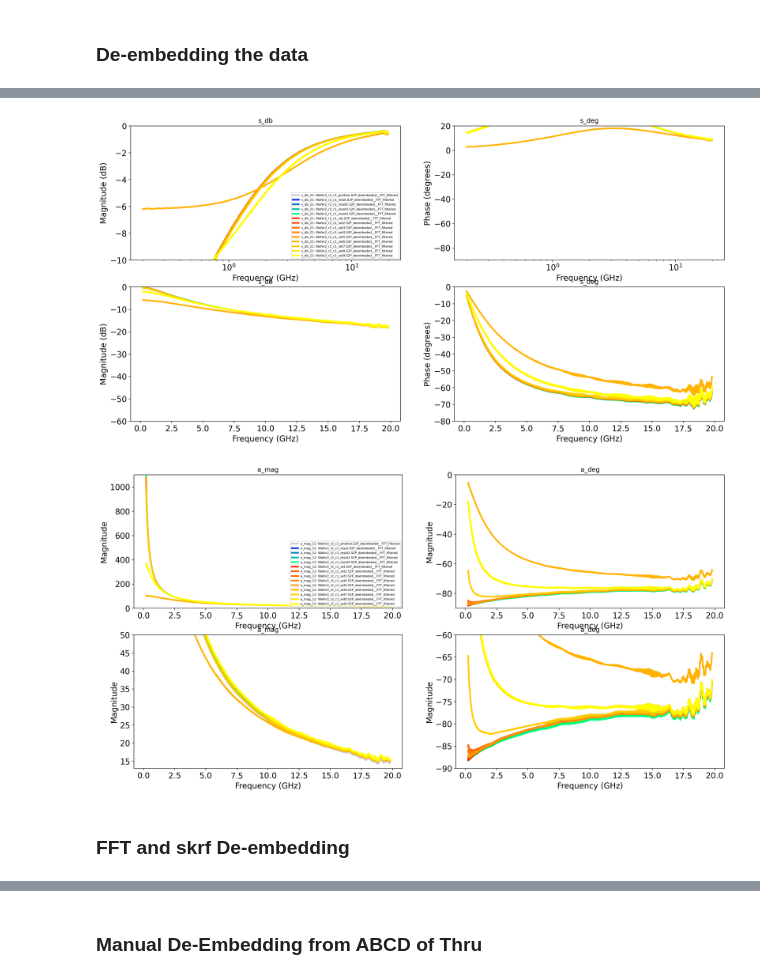
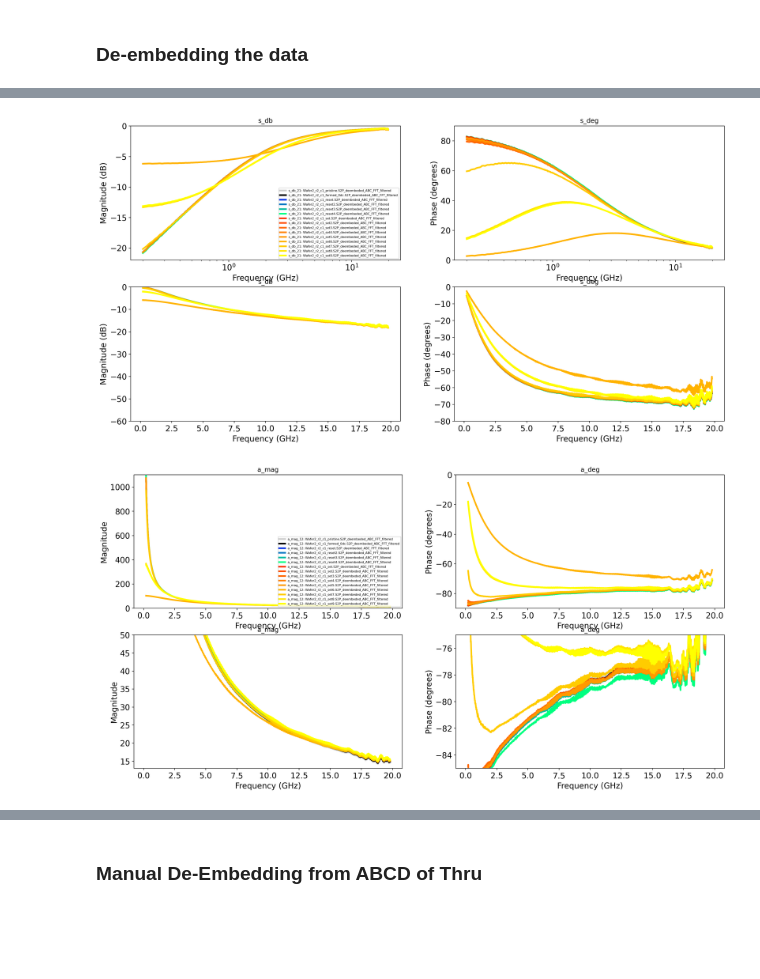
Before and after one commit to hc3413/VNA_Analysis, a Jupyter notebook: Exp_Modelling.ipynb, the cells around one changed output, grey strips where cells are left out. Drawn from its saved outputs; the diff is of its cells as text; code cells hidden in the pictures; blank space fills up the shorter version.

```diff
--- a/Exp_Modelling.ipynb
+++ b/Exp_Modelling.ipynb
@@ -113,7 +113,7 @@ Best de-embedding protocol: dm[0] = 22142.759252420034, worst:dm[3] = 22176.1630
 #-------------------Selecting Data-------------------
 # format: s2p_files_[number]_[None/OS/Tx/ABCD]_[None/FFT]
 #r_num =[[23],[62,63],[56,60]]
-r_num = [[23],[56,60,64,67], [57,58,59,61,62,63,65,66,68]]
+r_num = [[23,42],[56,60,64,67], [57,58,59,61,62,63,65,66,68]]
 p_1 = subgen(s2p_files_2, r_num)[0]
 p_2 = subgen(sp2_files_2_FFT, r_num)[0]
 p_3 = subgen(s2p_files_2_ABCD, r_num)[0]
@@ -132,9 +132,9 @@ ax2 = f.add_subplot(gs[1, 0])
 ax3 = f.add_subplot(gs[1, 1])
 
 sub_plot(ax=ax, dev_subset=plot_data_1, plot_type=['s_db'], log_x=True, m_port=[2], n_port=[1], deembed_data=False,
-         y_range = [-10,0],x_range='0.2-19.8ghz')
+         y_range = [-22,0],x_range='0.2-19.8ghz')
 sub_plot(ax=ax1, dev_subset=plot_data_1, plot_type=['s_deg'], log_x=True, m_port=[2], n_port=[1], deembed_data=False,
-         y_range=[-90,20], x_range='0.2-19.8ghz',p_legend=False)
+         y_range=[0,90], x_range='0.2-19.8ghz',p_legend=False)
 sub_plot(ax=ax2, dev_subset=plot_data_1, plot_type=['s_db'], log_x=False, m_port=[1], n_port=[1], deembed_data=False,
          y_range = [-60,0],x_range='0.2-19.8ghz',p_legend=False)
 sub_plot(ax=ax3, dev_subset=plot_data_1, plot_type=['s_deg'], log_x=False, m_port=[1], n_port=[1], deembed_data=False,
@@ -145,31 +145,29 @@ sub_plot(ax=ax3, dev_subset=plot_data_1, plot_type=['s_deg'], log_x=False, m_por
 
 plt.show()
 # %% [output]
-[figure, old version]
+[figure, new version]
 # %%
 #-------------------Plotting-------------------
 plt.rcParams['lines.linewidth'] = 3  # Change this to your desired line width
 f = plt.figure(figsize=(20,10),dpi=200)
 gs = f.add_gridspec(2, 2)
 ax = f.add_subplot(gs[0, 0])
 ax1 = f.add_subplot(gs[0, 1])
 ax2 = f.add_subplot(gs[1, 0])
 ax3 = f.add_subplot(gs[1, 1])
 
 sub_plot(ax=ax, dev_subset=plot_data_1, plot_type=['a_mag'], log_x=False, m_port=[1], n_port=[2], deembed_data=False,
          y_range = [0,1100],x_range='0.2-19.8ghz')
 sub_plot(ax=ax1, dev_subset=plot_data_1, plot_type=['a_deg'], log_x=False, m_port=[1], n_port=[2], deembed_data=False,
          y_range=[-90,0], x_range='0.2-19.8ghz',p_legend=False)
 sub_plot(ax=ax2, dev_subset=plot_data_1, plot_type=['a_mag'], log_x=False, m_port=[1], n_port=[2], deembed_data=False,
          y_range = [13,50],x_range='0.2-19.8ghz',p_legend=False)
 sub_plot(ax=ax3, dev_subset=plot_data_1, plot_type=['a_deg'], log_x=False, m_port=[1], n_port=[2], deembed_data=False,
-         y_range=[-90,-60], x_range='0.2-19.8ghz',p_legend=False)
+         y_range=[-85,-75], x_range='0.2-19.8ghz',p_legend=False)
 
 
 #plt.savefig(os.path.join(path_out, 'memcop_ZDUT_abcd22.svg'), format='svg')
 
 plt.show()
 # %% [output]
-[figure, old version]
+[figure, new version]
-# %% [markdown]
-### FFT and skrf De-embedding
```
Also changed, not shown: parts of 4 cells of this notebook, 3 other files.
